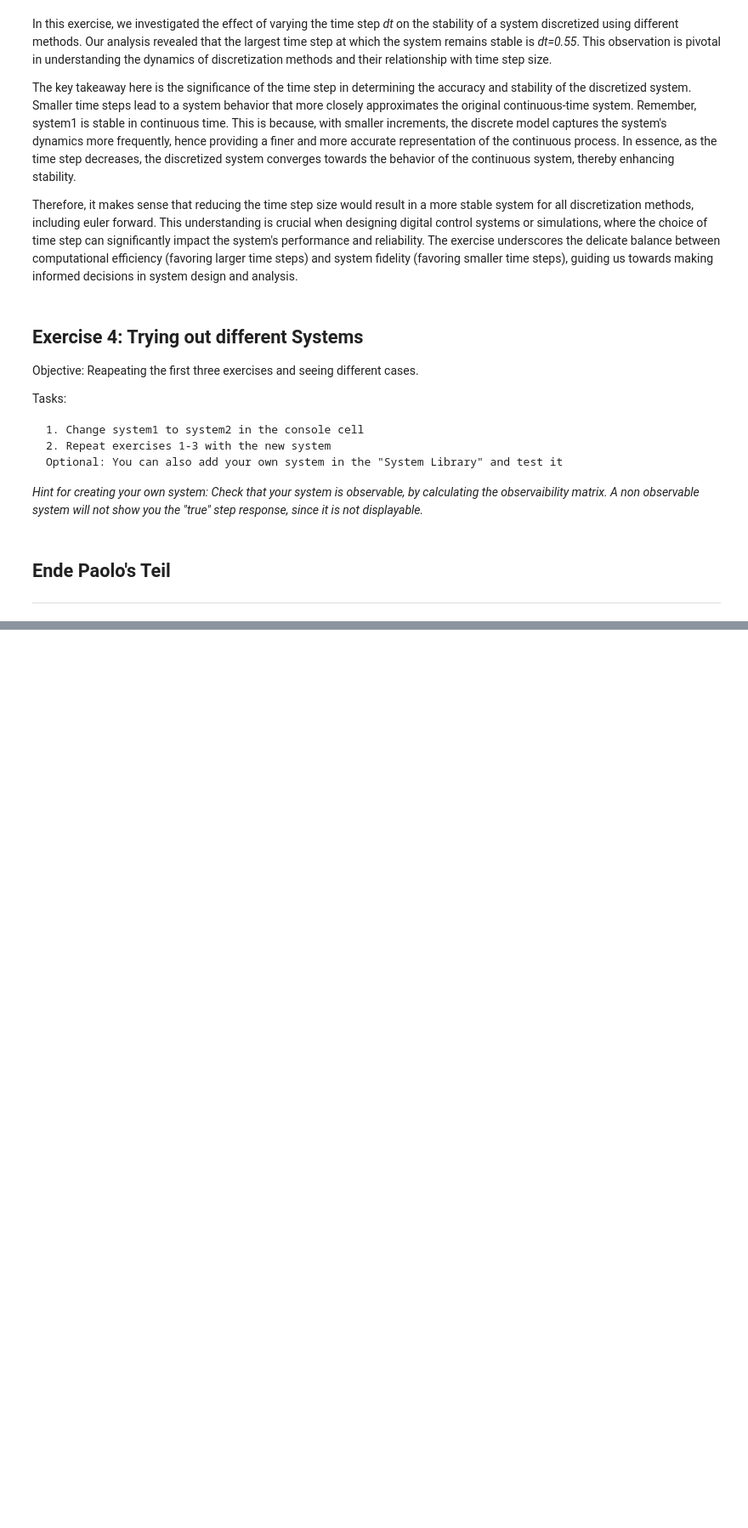
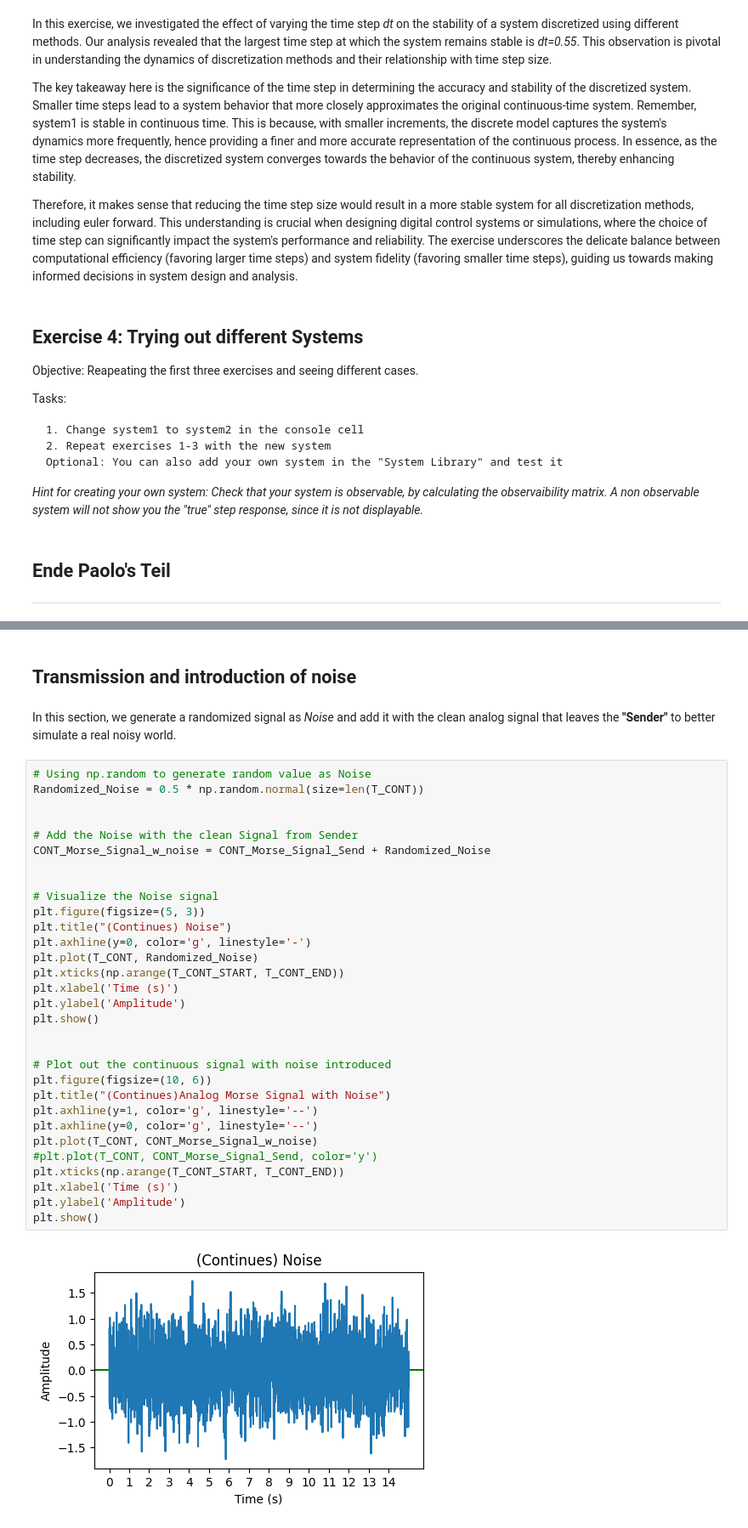
Before and after one commit to idsc-frazzoli/CS2-2024-notebooks, a Jupyter notebook: ps02_neu/masterfile.ipynb, the cells around one changed output, grey strips where cells are left out. Shown at 85% size. Drawn from its saved outputs; the diff is of its cells as text; blank space fills up the shorter version.

```diff
--- a/ps02_neu/masterfile.ipynb
+++ b/ps02_neu/masterfile.ipynb
@@ -791,0 +1163,37 @@ Tasks:
+# %% [markdown]
+## __Transmission and introduction of noise__
+# %% [markdown]
+In this section, we generate a randomized signal as _Noise_ and add it with the clean analog signal that leaves the __"Sender"__ to better simulate a real noisy world.
+# %%
+# Using np.random to generate random value as Noise
+Randomized_Noise = 0.5 * np.random.normal(size=len(T_CONT))
+
+
+# Add the Noise with the clean Signal from Sender
+CONT_Morse_Signal_w_noise = CONT_Morse_Signal_Send + Randomized_Noise
+
+
+# Visualize the Noise signal
+plt.figure(figsize=(5, 3))
+plt.title("(Continues) Noise")
+plt.axhline(y=0, color='g', linestyle='-')
+plt.plot(T_CONT, Randomized_Noise)
+plt.xticks(np.arange(T_CONT_START, T_CONT_END))
+plt.xlabel('Time (s)')
+plt.ylabel('Amplitude')
+plt.show()
+
+
+# Plot out the continuous signal with noise introduced
+plt.figure(figsize=(10, 6))
+plt.title("(Continues)Analog Morse Signal with Noise")
+plt.axhline(y=1, color='g', linestyle='--')
+plt.axhline(y=0, color='g', linestyle='--')
+plt.plot(T_CONT, CONT_Morse_Signal_w_noise)
+#plt.plot(T_CONT, CONT_Morse_Signal_Send, color='y')
+plt.xticks(np.arange(T_CONT_START, T_CONT_END))
+plt.xlabel('Time (s)')
+plt.ylabel('Amplitude')
+plt.show()
+# %% [output]
+[figure, added]
```
Also changed, not shown: parts of 140 cells of this notebook.
